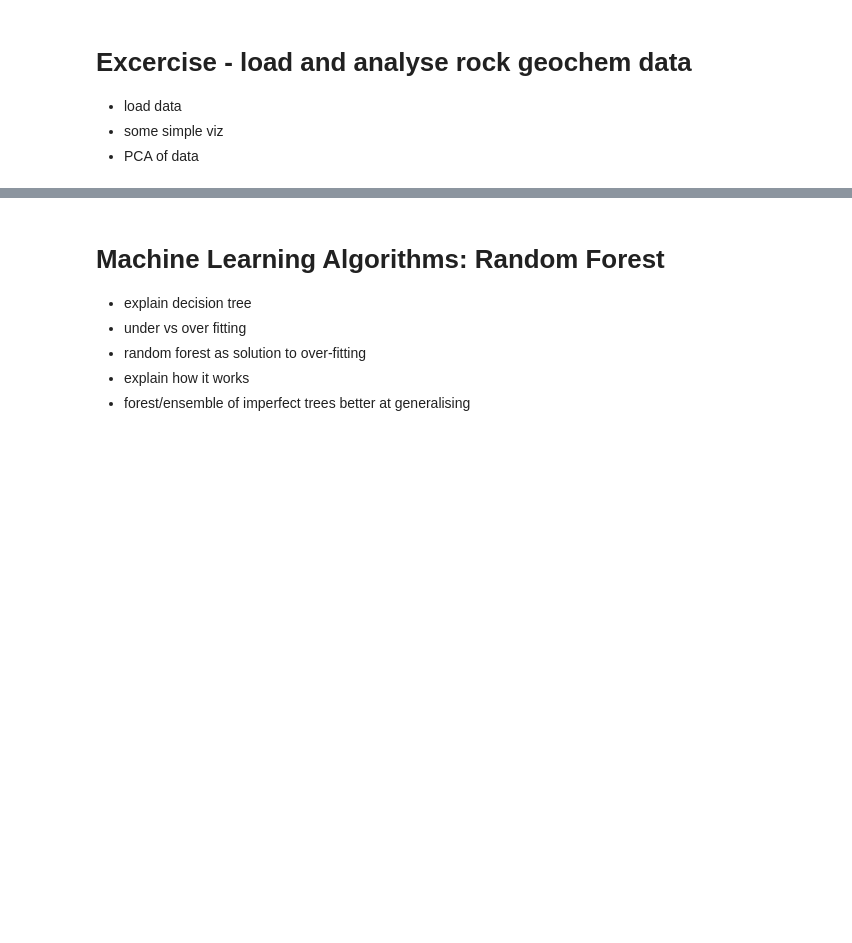
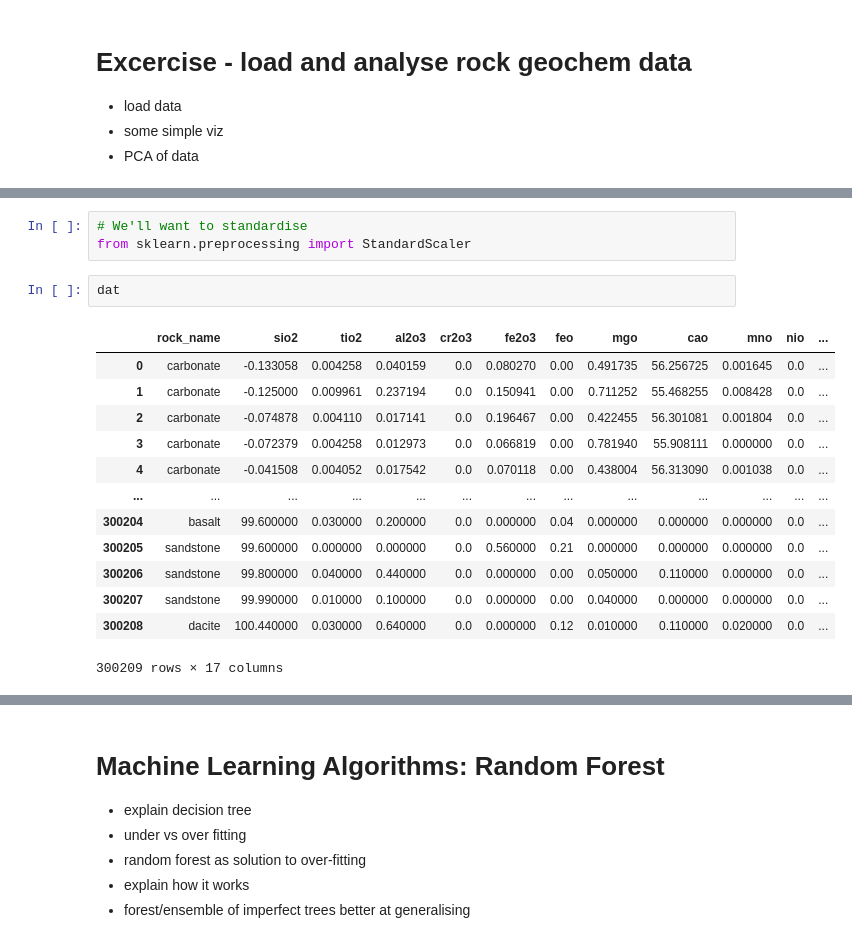
Before and after one commit to ds4geo/ds4geo, a Jupyter notebook: WS 2020 Course Notes/Session 9.ipynb, the cells around one changed output, grey strips where cells are left out. Saved outputs shown, nothing was run; the diff lists cells and outputs as text; blank space fills up the shorter version.

```diff
--- a/WS 2020 Course Notes/Session 9.ipynb
+++ b/WS 2020 Course Notes/Session 9.ipynb
@@ -25,0 +49,19 @@ youtube CGP grey
+# %%
+# We'll want to standardise
+from sklearn.preprocessing import StandardScaler
+# %%
+dat
+# %% [output]
+|  | rock_name | sio2 | tio2 | al2o3 | cr2o3 | fe2o3 | feo | mgo | cao | mno | nio | ... |
+| 0 | carbonate | -0.133058 | 0.004258 | 0.040159 | 0.0 | 0.080270 | 0.00 | 0.491735 | 56.256725 | 0.001645 | 0.0 | ... |
+| 1 | carbonate | -0.125000 | 0.009961 | 0.237194 | 0.0 | 0.150941 | 0.00 | 0.711252 | 55.468255 | 0.008428 | 0.0 | ... |
+| 2 | carbonate | -0.074878 | 0.004110 | 0.017141 | 0.0 | 0.196467 | 0.00 | 0.422455 | 56.301081 | 0.001804 | 0.0 | ... |
+| 3 | carbonate | -0.072379 | 0.004258 | 0.012973 | 0.0 | 0.066819 | 0.00 | 0.781940 | 55.908111 | 0.000000 | 0.0 | ... |
+| 4 | carbonate | -0.041508 | 0.004052 | 0.017542 | 0.0 | 0.070118 | 0.00 | 0.438004 | 56.313090 | 0.001038 | 0.0 | ... |
+| ... | ... | ... | ... | ... | ... | ... | ... | ... | ... | ... | ... | ... |
+| 300204 | basalt | 99.600000 | 0.030000 | 0.200000 | 0.0 | 0.000000 | 0.04 | 0.000000 | 0.000000 | 0.000000 | 0.0 | ... |
+| 300205 | sandstone | 99.600000 | 0.000000 | 0.000000 | 0.0 | 0.560000 | 0.21 | 0.000000 | 0.000000 | 0.000000 | 0.0 | ... |
+| 300206 | sandstone | 99.800000 | 0.040000 | 0.440000 | 0.0 | 0.000000 | 0.00 | 0.050000 | 0.110000 | 0.000000 | 0.0 | ... |
+| 300207 | sandstone | 99.990000 | 0.010000 | 0.100000 | 0.0 | 0.000000 | 0.00 | 0.040000 | 0.000000 | 0.000000 | 0.0 | ... |
+| 300208 | dacite | 100.440000 | 0.030000 | 0.640000 | 0.0 | 0.000000 | 0.12 | 0.010000 | 0.110000 | 0.020000 | 0.0 | ... |
+300209 rows × 17 columns
```
Also changed, not shown: parts of 11 cells of this notebook.
